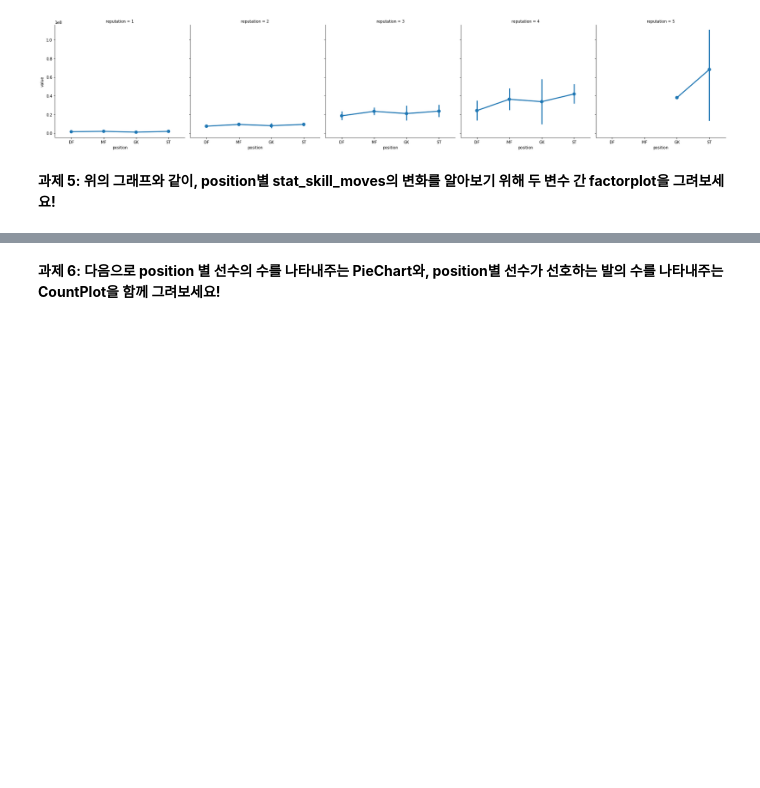
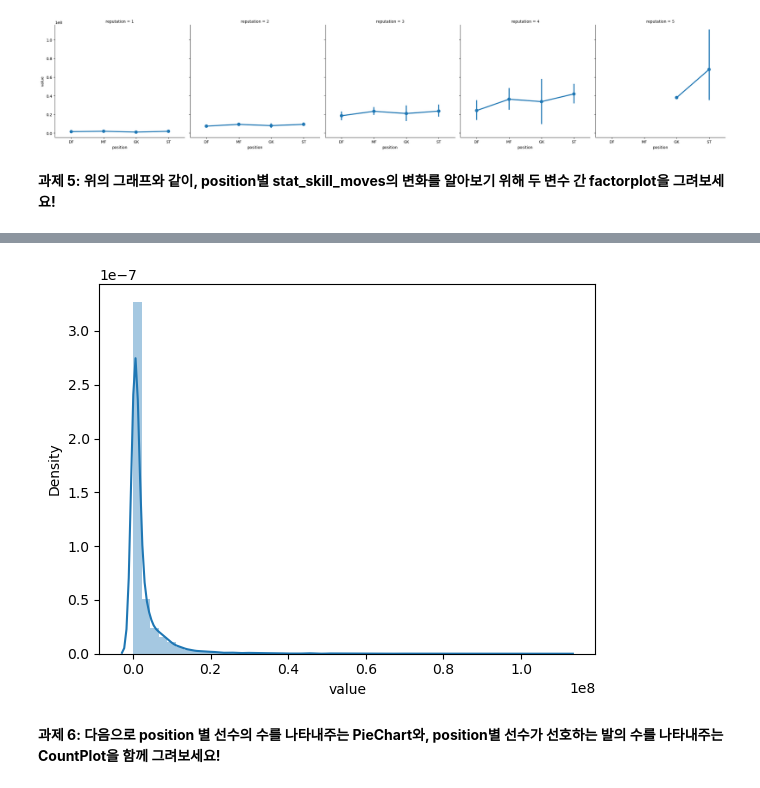
Before and after one commit to Insight-Sogang-Univ/insight-9th, a Jupyter notebook: homework/session4/FIFA_이적료_예측_EDA.ipynb, the cells around one changed output, grey strips where cells are left out. Saved outputs shown, nothing was run; the diff lists cells and outputs as text; code cells hidden in the pictures; blank space fills up the shorter version.

```diff
--- a/homework/session4/FIFA_이적료_예측_EDA.ipynb
+++ b/homework/session4/FIFA_이적료_예측_EDA.ipynb
@@ -292,2 +311,7 @@ dtype: int64
+# %%
+ax = sns.distplot(df['value'])
+plt.show()
+# %% [output]
+[figure, added]
 # %% [markdown]
 **과제 6: 다음으로 position 별 선수의 수를 나타내주는 PieChart와, position별 선수가 선호하는 발의 수를 나타내주는 CountPlot을 함께 그려보세요!**
```
Also changed, not shown: parts of 15 cells of this notebook, 6 other files.
